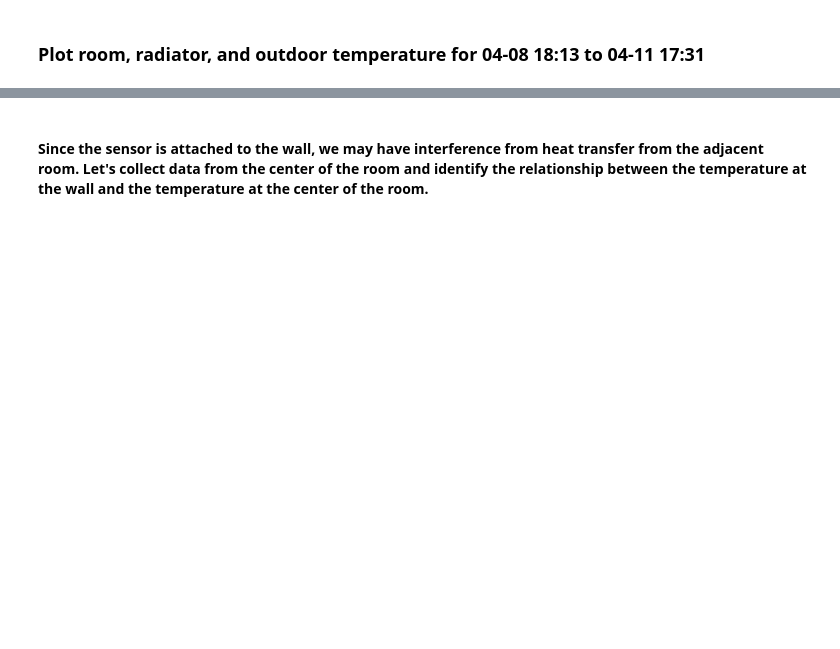
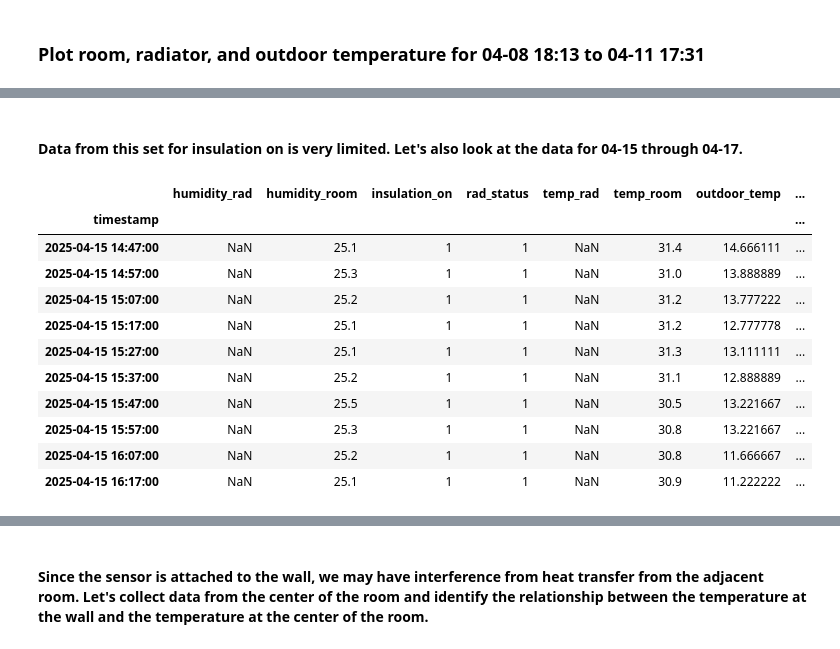
Before and after one commit to adwoama/retrofit-radiator, a Jupyter notebook: analysis/Modeling1.ipynb, the cells around one changed output, grey strips where cells are left out. Drawn from its saved outputs; the diff is of its cells as text; code cells hidden in the pictures; blank space fills up the shorter version.

```diff
--- a/analysis/Modeling1.ipynb
+++ b/analysis/Modeling1.ipynb
@@ -352,0 +430,78 @@ ValueError: array must not contain infs or NaNs
+# %% [markdown]
+#### Data from this set for insulation on is very limited. Let's also look at the data for 04-15 through 04-17.
+# %%
+# Read the CSV files
+df_testing1 = pd.read_csv('all_data_415to417.csv', index_col=0, parse_dates=True)
+df_outdoor1 = pd.read_csv('outdoor_temps2.csv', index_col=0, parse_dates=True)
+
+df_testing1.index = pd.to_datetime(df_testing1.index, errors='coerce').tz_localize(None)
+df_outdoor1.index = pd.to_datetime(df_outdoor1.index, errors='coerce').tz_localize(None)
+
+# Create a dataframe with 'insulation_on' and 'rad_status' columns
+df_radinfo1 = pd.DataFrame(df_testing1, columns=['insulation_on', 'rad_status'])
+
+df_testing1.head()
+df_testing1.columns = ['sensor_id', 'temperature', 'humidity','outdoor_temp', 'rad_status', 'insulation_on']
+
+# Ensure the index is datetime for both DataFrames and set timezone awareness
+df_testing1.index = pd.to_datetime(df_testing1.index, errors='coerce').tz_localize(None)
+
+df_testing1 = df_testing1.pivot_table(
+    index='timestamp',            # What you want to be your rows
+    columns=['sensor_id'],  # These will become multi-indexed columns
+    values= ['temperature', 'humidity', 'outdoor_temp', 'rad_status', 'insulation_on']           # Values to fill the table
+)
+
+df_testing1.columns = ['humidity_rad', 'humidity_room', 'insulation_on_rad', 'insulation_on_room', 'rad_status_rad','rad_status_room', 'temp_rad', 'temp_room']
+# df_testing1.head(20)
+
+# Drop insulation_on_rad and rad_status_rad columns
+df_testing1.drop(columns=['insulation_on_rad', 'rad_status_rad'], inplace=True)
+
+# Rename column "rad_status_room" to "rad_status" and "insulation_on_room" to "insulation_on"
+df_testing1.rename(columns={'rad_status_room': 'rad_status'}, inplace=True)
+df_testing1.rename(columns={'insulation_on_room': 'insulation_on'}, inplace=True)
+
+# Assign all the values for rad_status and insulation_on to 0
+df_testing1['rad_status'] = 0
+df_testing1['insulation_on'] = 0
+
+# Iterate through df_sensor and find matching timestamps in df_radinfo
+for sensor_idx, sensor_row in df_testing1.iterrows():
+    # Find rows in df_outdoor where the timestamp difference is less than 5 minutes
+    matching = df_radinfo1.loc[abs(df_radinfo1.index - sensor_idx) < pd.Timedelta(minutes=5)]
+    if not matching.empty:
+        # Take the first matching value (if multiple matches exist)
+        df_testing1.at[sensor_idx, 'rad_status'] = matching.iloc[0]['rad_status']
+        df_testing1.at[sensor_idx, 'insulation_on'] = matching.iloc[0]['insulation_on']
+
+# Add an outdoor_temp column to the df_testing dataframe
+df_testing1['outdoor_temp'] = np.nan  # Initialize the outdoor_temp column
+df_testing1['duty_cycle'] = 0  # Initialize the duty_cycle column
+df_testing1['dt'] = np.nan
+
+
+# Iterate through df_testing and find matching timestamps in df_outdoor
+for sensor_idx, sensor_row in df_testing1.iterrows():
+    # Find rows in df_outdoor where the timestamp difference is less than 5 minutes
+    matching_outdoor = df_outdoor1.loc[abs(df_outdoor1.index - sensor_idx) < pd.Timedelta(minutes=5)]
+    if not matching_outdoor.empty:
+        # Take the first matching value (if multiple matches exist)
+        df_testing1.at[sensor_idx, 'outdoor_temp'] = matching_outdoor.iloc[0]['temp C']
+
+df_testing1.drop(df_testing1.index[0], inplace=True)  # Drop the first two rows to avoid NaN in the first time difference
+
+df_testing1.head(10)
+# %% [output]
+|  | humidity_rad | humidity_room | insulation_on | rad_status | temp_rad | temp_room | outdoor_temp | ... |
+| timestamp |  |  |  |  |  |  |  | ... |
+| 2025-04-15 14:47:00 | NaN | 25.1 | 1 | 1 | NaN | 31.4 | 14.666111 | ... |
+| 2025-04-15 14:57:00 | NaN | 25.3 | 1 | 1 | NaN | 31.0 | 13.888889 | ... |
+| 2025-04-15 15:07:00 | NaN | 25.2 | 1 | 1 | NaN | 31.2 | 13.777222 | ... |
+| 2025-04-15 15:17:00 | NaN | 25.1 | 1 | 1 | NaN | 31.2 | 12.777778 | ... |
+| 2025-04-15 15:27:00 | NaN | 25.1 | 1 | 1 | NaN | 31.3 | 13.111111 | ... |
+| 2025-04-15 15:37:00 | NaN | 25.2 | 1 | 1 | NaN | 31.1 | 12.888889 | ... |
+| 2025-04-15 15:47:00 | NaN | 25.5 | 1 | 1 | NaN | 30.5 | 13.221667 | ... |
+| 2025-04-15 15:57:00 | NaN | 25.3 | 1 | 1 | NaN | 30.8 | 13.221667 | ... |
+| 2025-04-15 16:07:00 | NaN | 25.2 | 1 | 1 | NaN | 30.8 | 11.666667 | ... |
+| 2025-04-15 16:17:00 | NaN | 25.1 | 1 | 1 | NaN | 30.9 | 11.222222 | ... |
```
Also changed, not shown: parts of 14 cells of this notebook, 8 other files.
